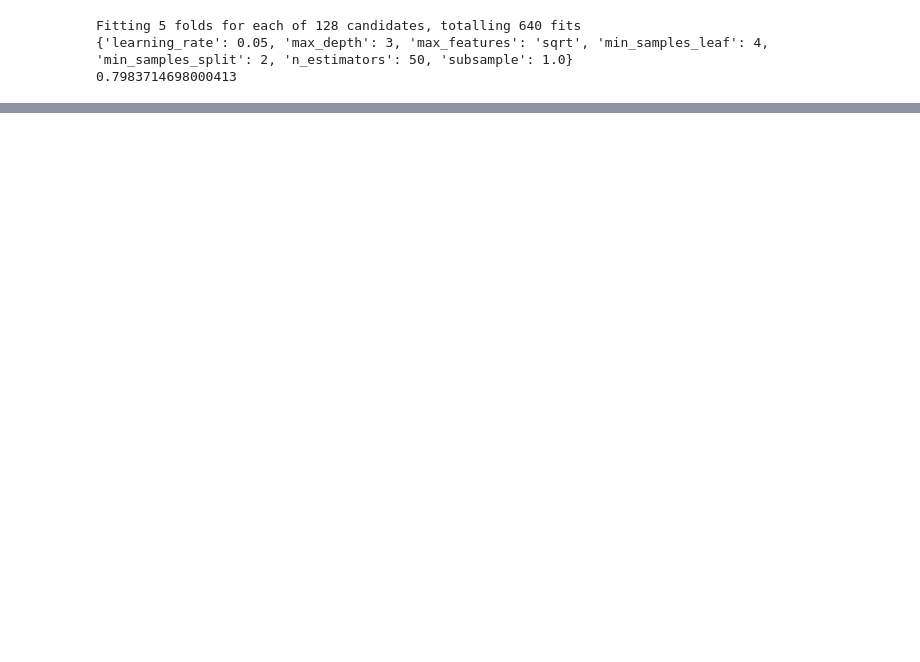
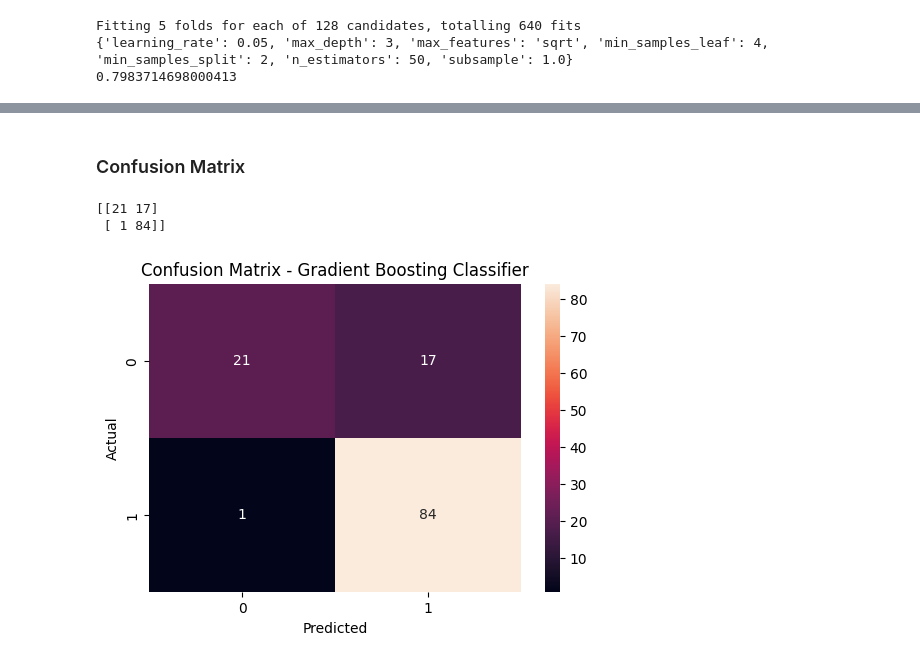
Before and after one commit to MomorioUHT/Data-Machine-Learning, a Jupyter notebook: LoanMachineLearning.ipynb, the cells around one changed output, grey strips where cells are left out. Drawn from its saved outputs; the diff is of its cells as text; code cells hidden in the pictures; blank space fills up the shorter version.

```diff
--- a/LoanMachineLearning.ipynb
+++ b/LoanMachineLearning.ipynb
@@ -314,0 +355,4 @@ Recall: 0.8536585365853658
+# %%
+gbc_y_pred = gbc_model.predict(X_test)
+gbc_acc = accuracy_score(y_test, gbc_y_pred)
+gbc_acc
@@ -314,0 +375,17 @@ Recall: 0.8536585365853658
+# %% [markdown]
+### Confusion Matrix
+# %%
+gbc_cf = confusion_matrix(y_test, gbc_y_pred)
+print(gbc_cf)
+# %% [output]
+[[21 17]
+ [ 1 84]]
+# %%
+fig, ax = plt.subplots(figsize=(6,4))
+sns.heatmap(gbc_cf, annot=True)
+plt.xlabel("Predicted")
+plt.ylabel("Actual")
+plt.title("Confusion Matrix - Gradient Boosting Classifier")
+plt.show()
+# %% [output]
+[figure, added]
```
Also changed, not shown: parts of 40 cells of this notebook.
